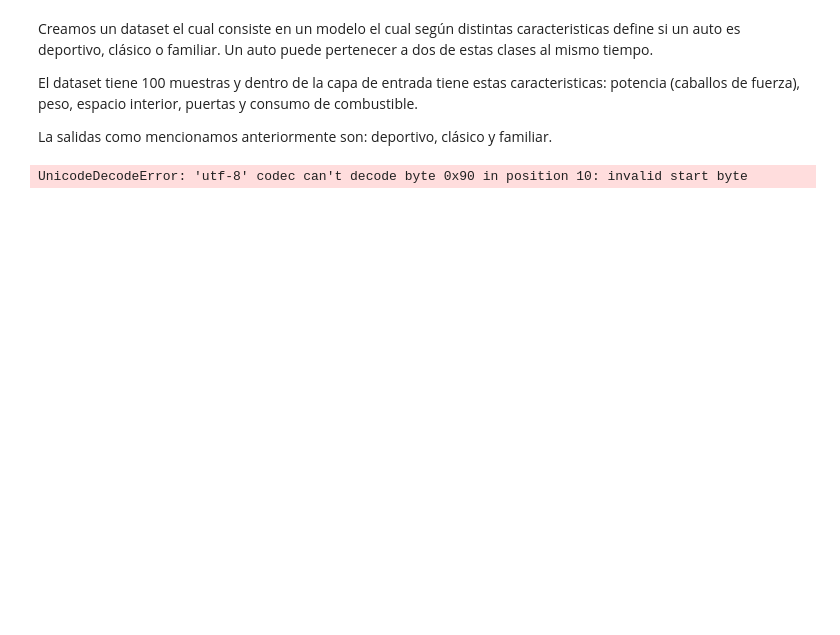
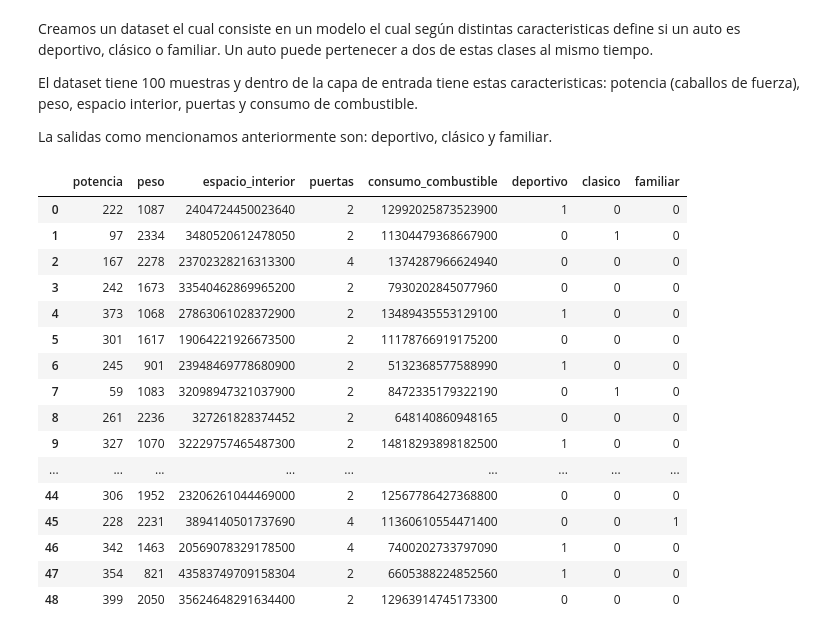
Before and after one commit to gabofrid/trabajos-chona---2024, a Jupyter notebook: Redes Neuronales/Fridman_Michanie_Levinson.ipynb, the cells around one changed output. Cells and saved outputs as stored; diff of their text form; code cells hidden in the pictures; blank space fills up the shorter version.

```diff
--- a/Redes Neuronales/Fridman_Michanie_Levinson.ipynb
+++ b/Redes Neuronales/Fridman_Michanie_Levinson.ipynb
@@ -58,11 +52,3 @@ Creamos un dataset el cual consiste en un modelo el cual según distintas caract
 El dataset tiene 100 muestras y dentro de la capa de entrada tiene estas caracteristicas: potencia (caballos de fuerza), peso, espacio interior, puertas y consumo de combustible.
 
 La salidas como mencionamos anteriormente son: deportivo, clásico y familiar.
-# %%
-#abrimos el dataset: de todo
-data = pd.read_csv(".csv")
-print(data.head())
-
-#abrimos el dataset: de entrenamiento
-# %% [output]
-UnicodeDecodeError: 'utf-8' codec can't decode byte 0x90 in position 10: invalid start byte
@@ -77,0 +55,21 @@ display(training_outputs)
+# %%
+dataset_entrenamiento = pd.read_excel('entrenamiento dataset.xlsx')
+dataset_entrenamiento
+# %% [output]
+|  | potencia | peso | espacio_interior | puertas | consumo_combustible | deportivo | clasico | familiar |
+| 0 | 222 | 1087 | 2404724450023640 | 2 | 12992025873523900 | 1 | 0 | 0 |
+| 1 | 97 | 2334 | 3480520612478050 | 2 | 11304479368667900 | 0 | 1 | 0 |
+| 2 | 167 | 2278 | 23702328216313300 | 4 | 1374287966624940 | 0 | 0 | 0 |
+| 3 | 242 | 1673 | 33540462869965200 | 2 | 7930202845077960 | 0 | 0 | 0 |
+| 4 | 373 | 1068 | 27863061028372900 | 2 | 13489435553129100 | 1 | 0 | 0 |
+| 5 | 301 | 1617 | 19064221926673500 | 2 | 11178766919175200 | 0 | 0 | 0 |
+| 6 | 245 | 901 | 23948469778680900 | 2 | 5132368577588990 | 1 | 0 | 0 |
+| 7 | 59 | 1083 | 32098947321037900 | 2 | 8472335179322190 | 0 | 1 | 0 |
+| 8 | 261 | 2236 | 327261828374452 | 2 | 648140860948165 | 0 | 0 | 0 |
+| 9 | 327 | 1070 | 32229757465487300 | 2 | 14818293898182500 | 1 | 0 | 0 |
+| ... | ... | ... | ... | ... | ... | ... | ... | ... |
+| 44 | 306 | 1952 | 23206261044469000 | 2 | 12567786427368800 | 0 | 0 | 0 |
+| 45 | 228 | 2231 | 3894140501737690 | 4 | 11360610554471400 | 0 | 0 | 1 |
+| 46 | 342 | 1463 | 20569078329178500 | 4 | 7400202733797090 | 1 | 0 | 0 |
+| 47 | 354 | 821 | 43583749709158304 | 2 | 6605388224852560 | 1 | 0 | 0 |
+| 48 | 399 | 2050 | 35624648291634400 | 2 | 12963914745173300 | 0 | 0 | 0 |
```
Also changed, not shown: parts of 17 cells of this notebook, 2 other files.
